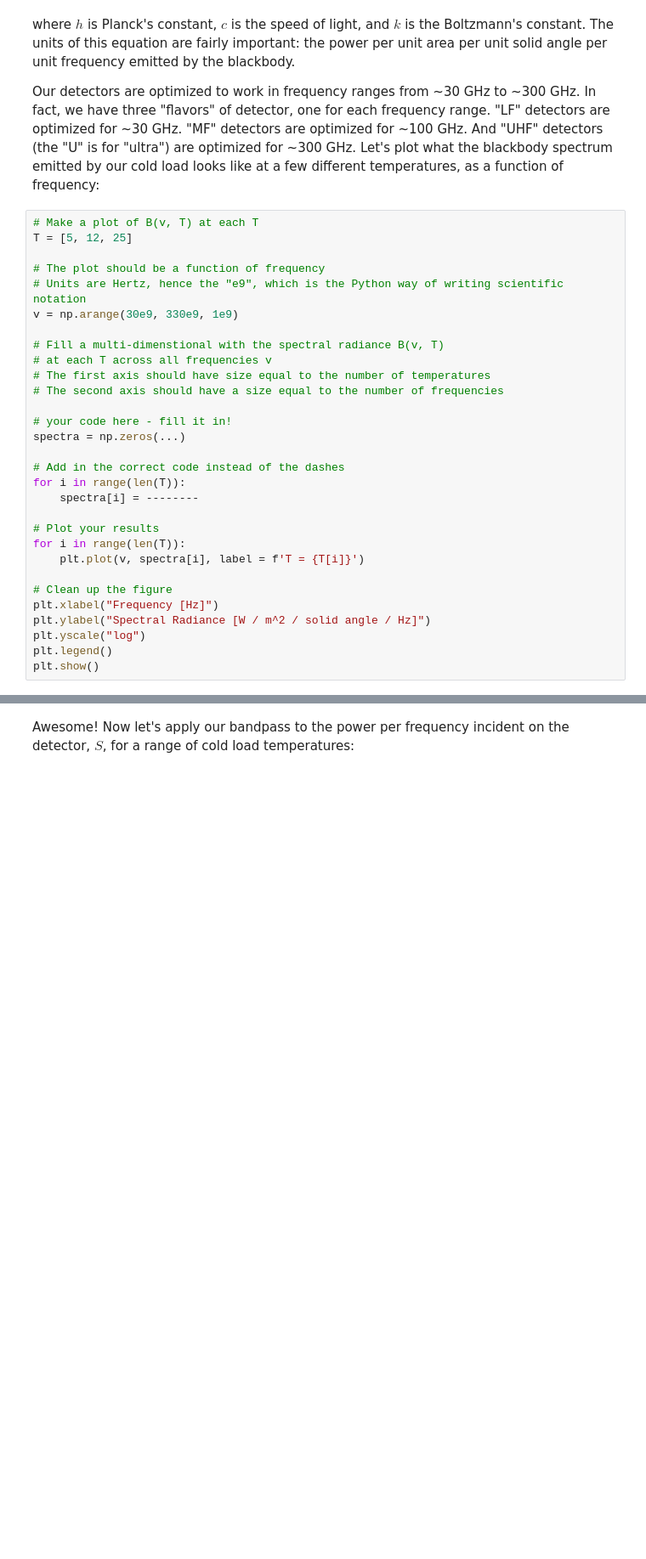
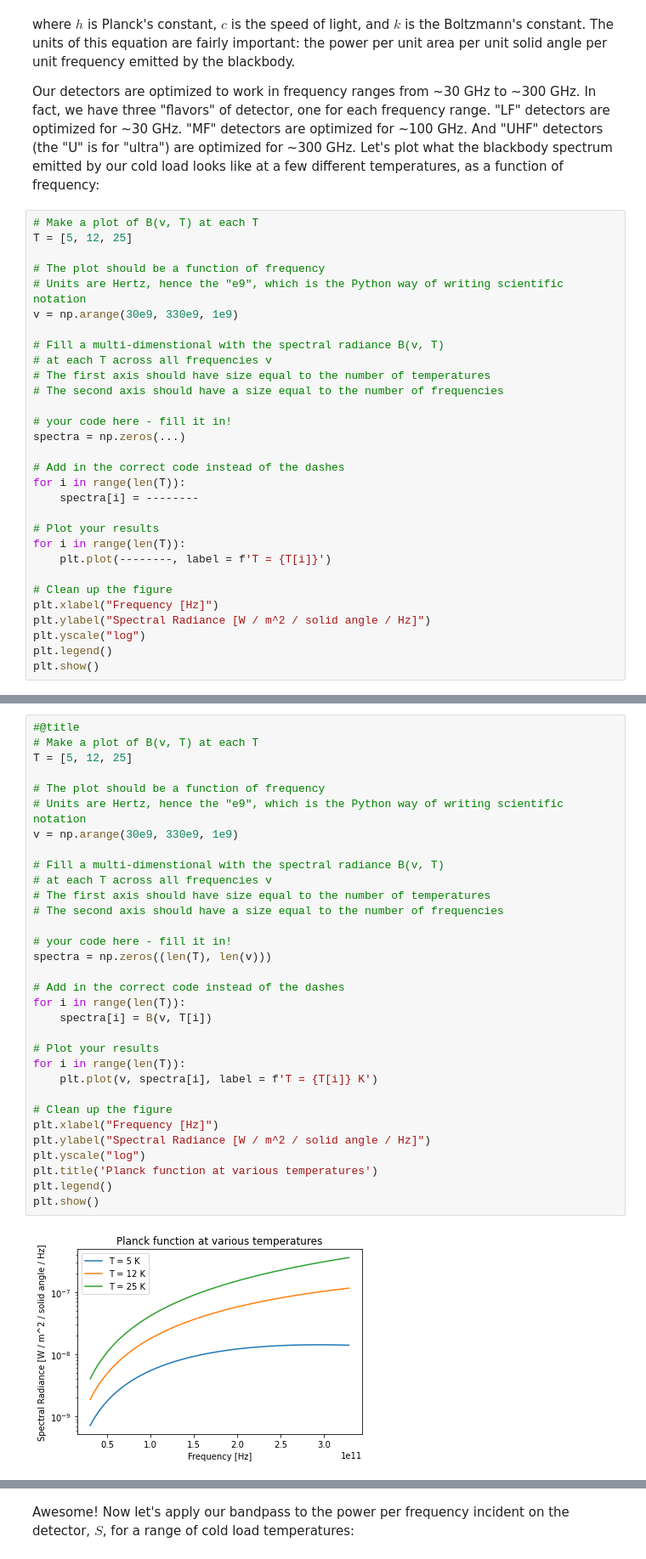
Before and after one commit to JonalynFair/s-nsbp, a Jupyter notebook: 3_Characterizing_Detectors.ipynb, the cells around one changed output, grey strips where cells are left out. Shown at 85% size. Drawn from its saved outputs; the diff is of its cells as text; blank space fills up the shorter version.

```diff
--- a/3_Characterizing_Detectors.ipynb
+++ b/3_Characterizing_Detectors.ipynb
@@ -93,7 +94,7 @@ for i in range(len(T)):
 
 # Plot your results
 for i in range(len(T)):
-    plt.plot(v, spectra[i], label = f'T = {T[i]}')
+    plt.plot(--------, label = f'T = {T[i]}')
 
 # Clean up the figure
 plt.xlabel("Frequency [Hz]")
@@ -106,3 +105,37 @@ plt.show()
+# %%
+#@title
+# Make a plot of B(v, T) at each T
+T = [5, 12, 25]
+
+# The plot should be a function of frequency
+# Units are Hertz, hence the "e9", which is the Python way of writing scientific notation
+v = np.arange(30e9, 330e9, 1e9)
+
+# Fill a multi-dimenstional with the spectral radiance B(v, T)
+# at each T across all frequencies v
+# The first axis should have size equal to the number of temperatures
+# The second axis should have a size equal to the number of frequencies
+
+# your code here - fill it in!
+spectra = np.zeros((len(T), len(v)))
+
+# Add in the correct code instead of the dashes
+for i in range(len(T)):
+    spectra[i] = B(v, T[i])
+
+# Plot your results
+for i in range(len(T)):
+    plt.plot(v, spectra[i], label = f'T = {T[i]} K')
+
+# Clean up the figure
+plt.xlabel("Frequency [Hz]")
+plt.ylabel("Spectral Radiance [W / m^2 / solid angle / Hz]")
+plt.yscale("log")
+plt.title('Planck function at various temperatures')
+plt.legend()
+plt.show()
+# %% [output]
+[figure, added]
 # %% [markdown]
 We briefly saw how to make a plot with multiple series of data in the last notebook; the key comes from adding the argument "label = *string*" to the plt.plot function. Then, we must add the function (which takes no arguments) plt.legend() later on. This makes the little color-coded box in the upper left!
 
```
Also changed, not shown: parts of 12 cells of this notebook.
